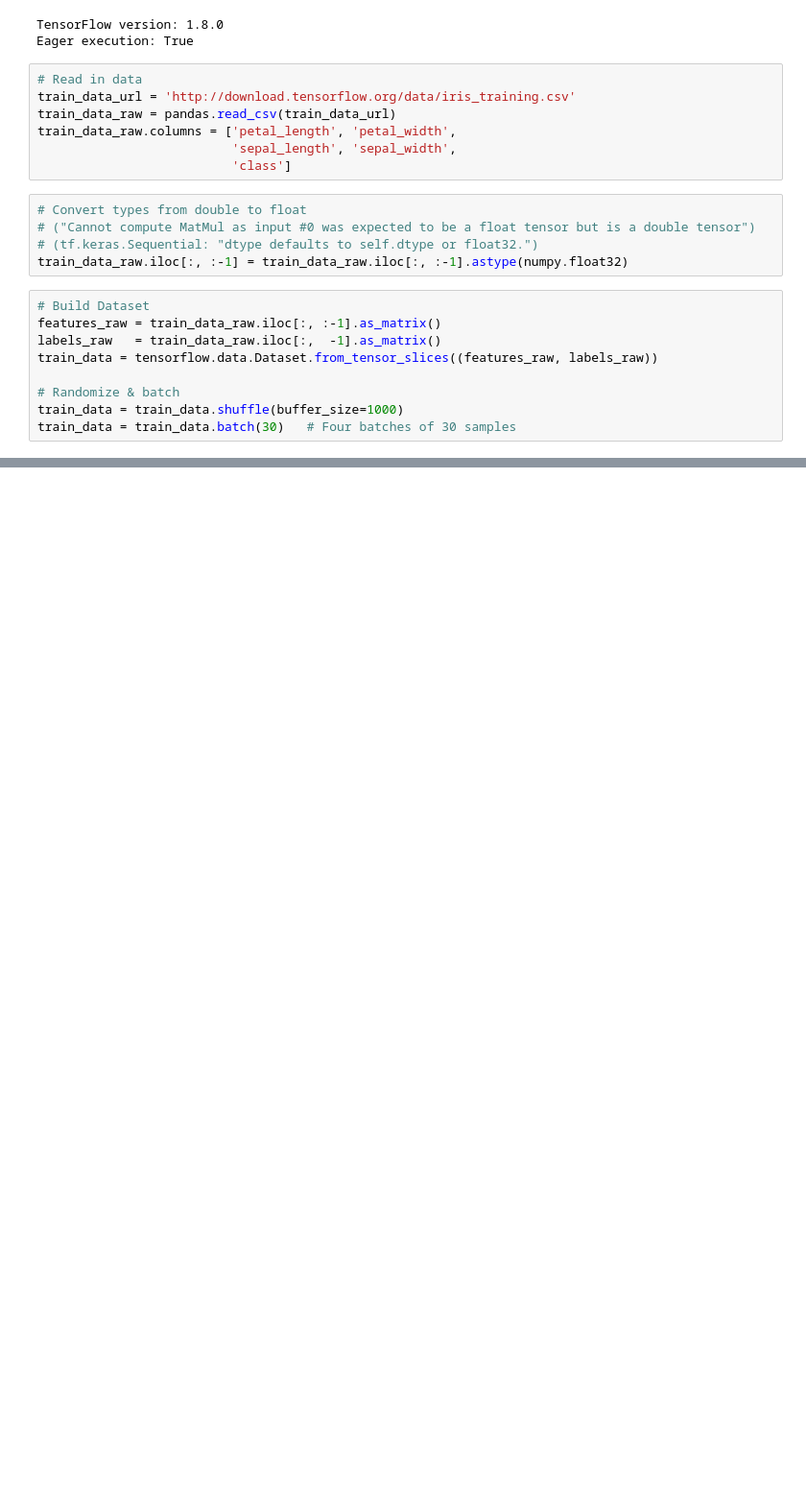
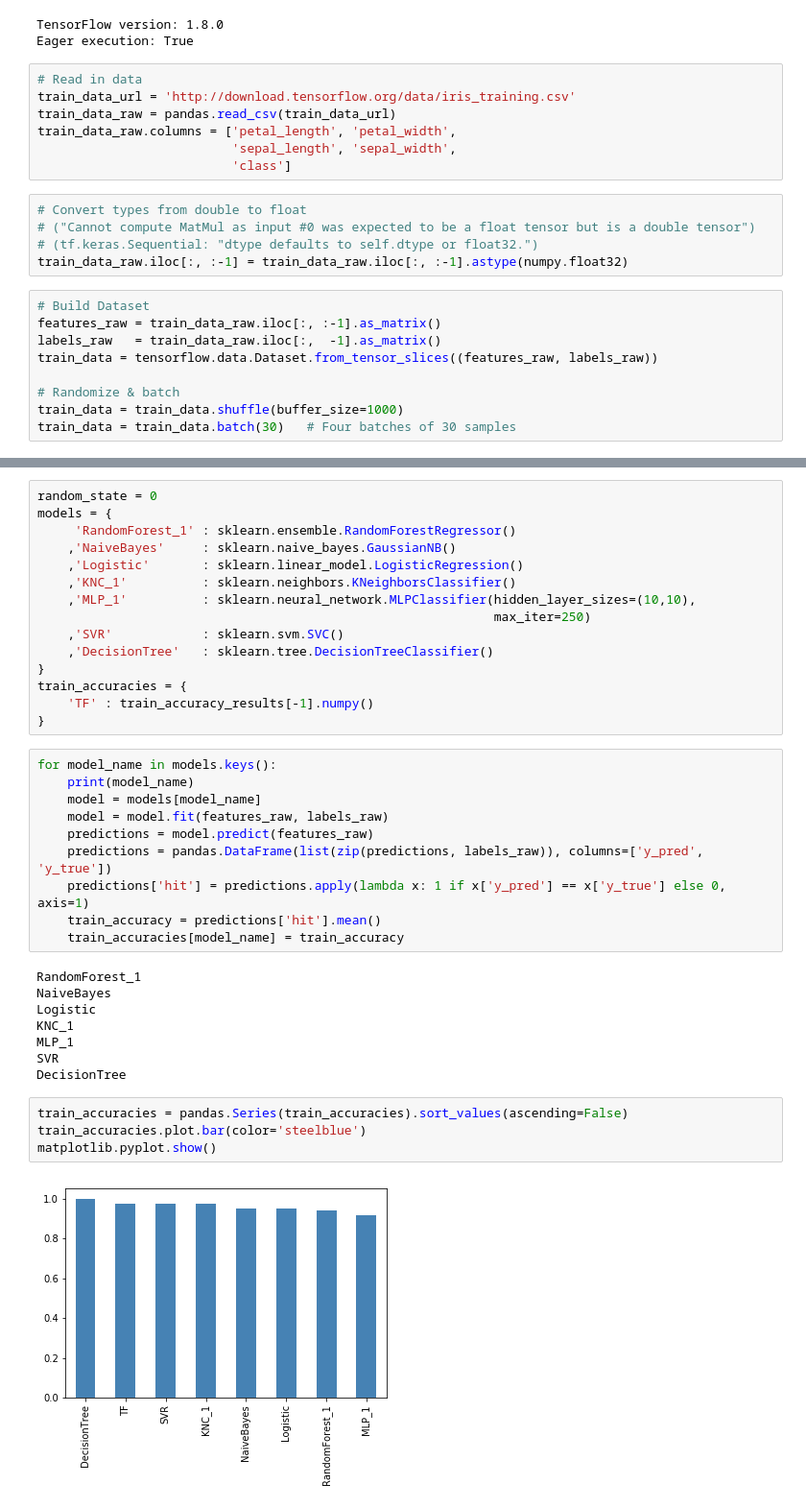
Before and after one commit to samuelluo/tensorflow-iris, a Jupyter notebook: testing.ipynb, the cells around one changed output, grey strips where cells are left out. Shown at 96% size. Drawn from its saved outputs; the diff is of its cells as text; blank space fills up the shorter version.

Commit message:
Compared against other models.

```diff
--- a/testing.ipynb
+++ b/testing.ipynb
@@ -116,0 +125,39 @@ matplotlib.pyplot.show()
+# %%
+random_state = 0
+models = {
+     'RandomForest_1' : sklearn.ensemble.RandomForestRegressor()
+    ,'NaiveBayes'     : sklearn.naive_bayes.GaussianNB()
+    ,'Logistic'       : sklearn.linear_model.LogisticRegression()
+    ,'KNC_1'          : sklearn.neighbors.KNeighborsClassifier()
+    ,'MLP_1'          : sklearn.neural_network.MLPClassifier(hidden_layer_sizes=(10,10),
+                                                             max_iter=250)
+    ,'SVR'            : sklearn.svm.SVC()
+    ,'DecisionTree'   : sklearn.tree.DecisionTreeClassifier()
+}
+train_accuracies = {
+    'TF' : train_accuracy_results[-1].numpy()
+}
+# %%
+for model_name in models.keys():
+    print(model_name)
+    model = models[model_name]
+    model = model.fit(features_raw, labels_raw)
+    predictions = model.predict(features_raw)
+    predictions = pandas.DataFrame(list(zip(predictions, labels_raw)), columns=['y_pred', 'y_true'])
+    predictions['hit'] = predictions.apply(lambda x: 1 if x['y_pred'] == x['y_true'] else 0, axis=1)
+    train_accuracy = predictions['hit'].mean()
+    train_accuracies[model_name] = train_accuracy
+# %% [output]
+RandomForest_1
+NaiveBayes
+Logistic
+KNC_1
+MLP_1
+SVR
+DecisionTree
+# %%
+train_accuracies = pandas.Series(train_accuracies).sort_values(ascending=False)
+train_accuracies.plot.bar(color='steelblue')
+matplotlib.pyplot.show()
+# %% [output]
+[figure, added]
```
Also changed, not shown: parts of 4 cells of this notebook.
